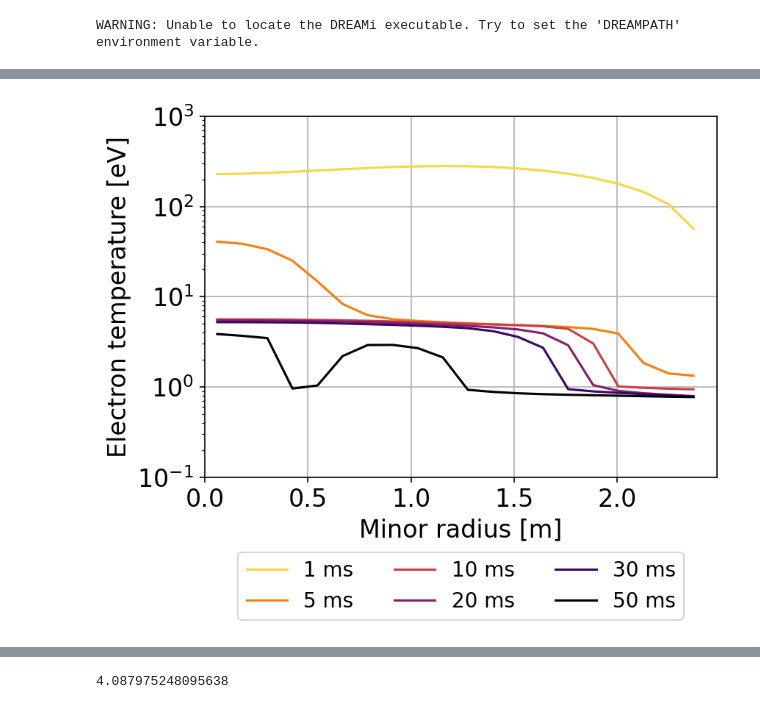
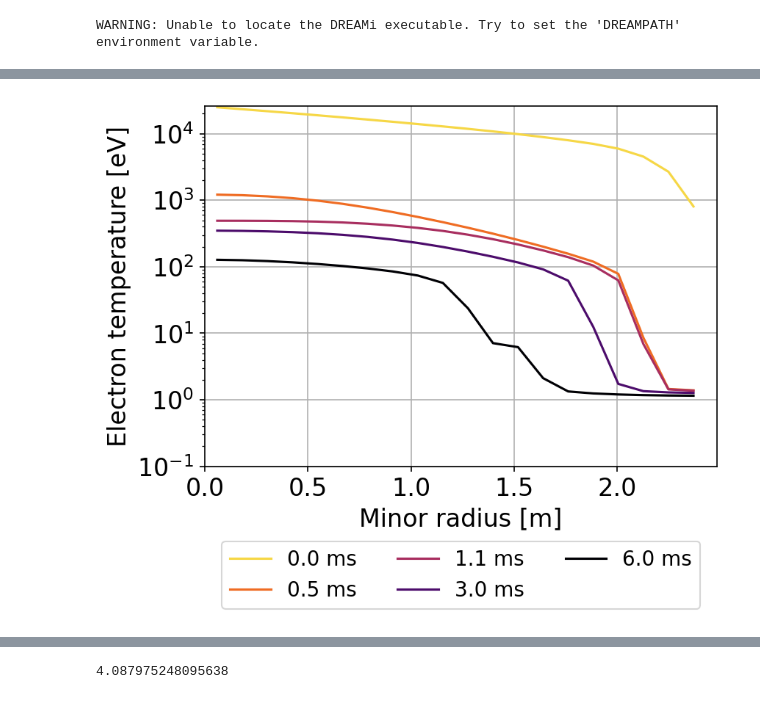
Before and after one commit to leferi99/CDO-plotting, a Jupyter notebook: EN.ipynb, the cells around one changed output, grey strips where cells are left out. Cells and saved outputs as stored; diff of their text form; code cells hidden in the pictures.

```diff
--- a/EN.ipynb
+++ b/EN.ipynb
@@ -271,10 +298,12 @@ def calculate_index_array(timegrid, array):
 # %% [output]
 WARNING: Unable to locate the DREAMi executable. Try to set the 'DREAMPATH' environment variable.
 # %%
-parentfolder = "C:/Users/lefer/Documents/Egyetem/RE Projekt/Current/Data/"
-folder = parentfolder + "Avalanche_tests/fluid_H_ava/"
-#folder = parentfolder + "Avalanche_tests/fully_kinetic_test_transport_on/"
-#folder = parentfolder + "TDK/ref_VDE_8ms_10cm_6e24rec_diff1000/"
+parentfolder = "C:/Users/leferi/Documents/Egyetem/RE Projekt/Current/Data/"
+folder = parentfolder + "Fully_kinetic/fk3_cylindrical/"
+# "C:/Users/leferi/Documents/Egyetem/RE Projekt/Current/Data/VDE/lessCompton/output_4_.h5"
+# folder = parentfolder + "Avalanche_tests/fluid_H_ava/"
+# folder = parentfolder + "Avalanche_tests/fully_kinetic_test_transport_on/"
+# folder = parentfolder + "TDK/ref_VDE_8ms_10cm_6e24rec_diff1000/"
 plt.close('all')
 # %%
 # read data
@@ -334,11 +373,13 @@ plt.show()
 # times = [1, 10, 20, 50, 100, 200, 300, 400, 500]
 # times = [1, 10, 100, 500, 1000, 1100, 1200, 1300, 1400]
 # times = [1, 5, 10, 20, 30, 50]
-times = [1, 5, 10, 20, 30, 50, 75, 100, 150]
+# times = [1, 5, 10, 20, 30, 50, 75, 100, 150]
 # times = range(10, 100, 10)
+times = [0, 0.3, 1, 3, 6]
+times2 = times
 # times2 = [50, 100, 150, 200, 300, 400, 500, 600]
 # times2 = [800, 900, 1000, 1100, 1200, 1300, 1400]
-times2 =[50, 70, 90, 110, 130, 150]
+# times2 =[50, 70, 90, 110, 130, 150]
 # times2 = [40, 60, 80, 100]
 # times2 = [38, 40, 42, 44, 46, 48, 50]
 _R = 'Minor radius [m]'
@@ -346,41 +387,34 @@ _T = 'Time [ms]'
 # %%
 scale = "log" # 1D elektronhőmérséklet
 indices = calculate_index_array(timegrid=concat.timegrid_ms, array=times)
 ccolors = plt.cm.inferno(np.linspace(0.9, 0, len(indices)))
 
 xdata = concat.radialgrid
 ydata = concat.T_cold
 fig = plt.figure(figsize=(6, 5))
 ax = plt.subplot(1, 1, 1)  # rows, columns, index
 # ax.set_facecolor("lightblue")
 for j, i in enumerate(indices):
-    plt.plot(xdata, ydata[i, :], label='{0:.0f}'.format(np.round(concat.timegrid_ms[i], 0))+" ms", c=ccolors[j])
+    plt.plot(xdata, ydata[i, :], label='{0:.1f}'.format(np.round(concat.timegrid_ms[i], 1))+" ms", c=ccolors[j])
 
 plt.ylabel(r'Electron temperature [eV]')
 plt.xlabel(r'Minor radius [m]')
 plt.tick_params('x', labelbottom=True)
 
-plt.ylim(1e-1, 1e3)
+plt.ylim(1e-1, None)
 plt.xlim(0, None)
 plt.yscale(scale)
 # plt.legend(bbox_to_anchor=(1.01, 1), loc="upper left")
 box = ax.get_position()
-ax.set_position([box.x0 + box.width * 0.1, box.y0 + box.height * 0.27,
-                 box.width, box.height * 0.85])
-
+ax.set_position((box.x0 + box.width * 0.1, box.y0 + box.height * 0.27, box.width, box.height * 0.85))
 # Put a legend below current axis
 ax.legend(loc='upper center', bbox_to_anchor=(0.5, -0.18), ncols=3, fontsize="small")
 #plt.legend()
 plt.grid()
-if 1:
-    plt.show()
-else:
-    savename = "T_cold_LOG_"
 
-    plt.savefig(plotfoldername + savename + ".png", dpi=150)
-    plt.close(fig)
+plt.show()
 # %% [output]
-[figure, old version]
+[figure, new version]
 # %%
 deuttimes = [1, 2, 3, 5, 10, 20, 50]  # Teljes deut sűrűség 1D line
 indices = calculate_index_array(timegrid=concat.timegrid_ms, array=deuttimes)
```
Also changed, not shown: parts of 11 cells of this notebook, 6 other files.
